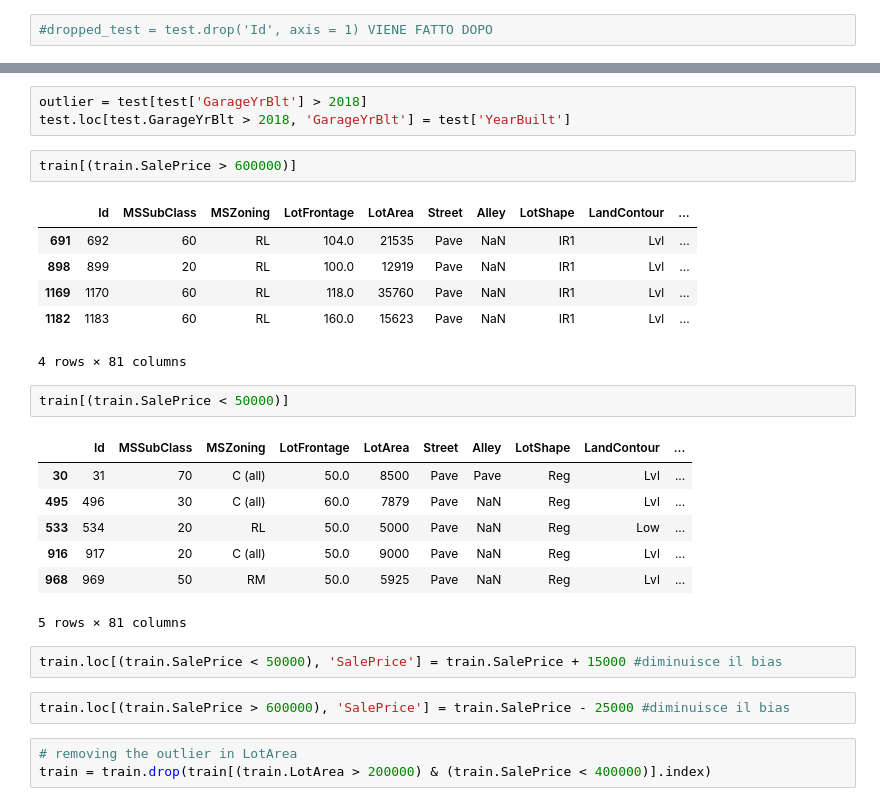
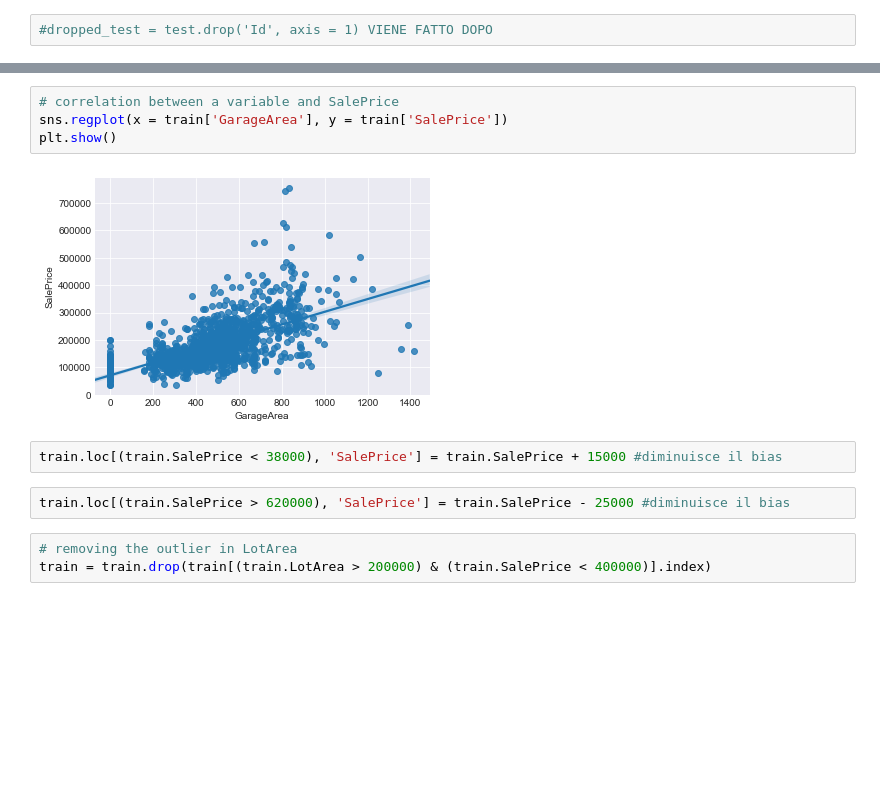
Before and after one commit to aliceschi93/House-Prices-Advanced-Regression-Techniques, a Jupyter notebook: Project-checkpoint (2) cleaning.ipynb, the cells around one changed output, grey strips where cells are left out. Drawn from its saved outputs; the diff is of its cells as text; blank space fills up the shorter version.

```diff
--- a/Project-checkpoint (2) cleaning.ipynb
+++ b/Project-checkpoint (2) cleaning.ipynb
@@ -138,29 +145,13 @@ plt.show()
-# %%
-outlier = test[test['GarageYrBlt'] > 2018]
-test.loc[test.GarageYrBlt > 2018, 'GarageYrBlt'] = test['YearBuilt']
-# %%
-train[(train.SalePrice > 600000)]
-# %% [output]
-|  | Id | MSSubClass | MSZoning | LotFrontage | LotArea | Street | Alley | LotShape | LandContour | ... |
-| 691 | 692 | 60 | RL | 104.0 | 21535 | Pave | NaN | IR1 | Lvl | ... |
-| 898 | 899 | 20 | RL | 100.0 | 12919 | Pave | NaN | IR1 | Lvl | ... |
-| 1169 | 1170 | 60 | RL | 118.0 | 35760 | Pave | NaN | IR1 | Lvl | ... |
-| 1182 | 1183 | 60 | RL | 160.0 | 15623 | Pave | NaN | IR1 | Lvl | ... |
-4 rows × 81 columns
-# %%
-train[(train.SalePrice < 50000)]
-# %% [output]
-|  | Id | MSSubClass | MSZoning | LotFrontage | LotArea | Street | Alley | LotShape | LandContour | ... |
-| 30 | 31 | 70 | C (all) | 50.0 | 8500 | Pave | Pave | Reg | Lvl | ... |
-| 495 | 496 | 30 | C (all) | 60.0 | 7879 | Pave | NaN | Reg | Lvl | ... |
-| 533 | 534 | 20 | RL | 50.0 | 5000 | Pave | NaN | Reg | Low | ... |
-| 916 | 917 | 20 | C (all) | 50.0 | 9000 | Pave | NaN | Reg | Lvl | ... |
-| 968 | 969 | 50 | RM | 50.0 | 5925 | Pave | NaN | Reg | Lvl | ... |
-5 rows × 81 columns
+# %%
+# correlation between a variable and SalePrice
+sns.regplot(x = train['GarageArea'], y = train['SalePrice'])
+plt.show()
+# %% [output]
+[figure, added]
 # %%
-train.loc[(train.SalePrice < 50000), 'SalePrice'] = train.SalePrice + 15000 #diminuisce il bias
+train.loc[(train.SalePrice < 38000), 'SalePrice'] = train.SalePrice + 15000 #diminuisce il bias
 # %%
-train.loc[(train.SalePrice > 600000), 'SalePrice'] = train.SalePrice - 25000 #diminuisce il bias
+train.loc[(train.SalePrice > 620000), 'SalePrice'] = train.SalePrice - 25000 #diminuisce il bias
 # %%
 # removing the outlier in LotArea
 train = train.drop(train[(train.LotArea > 200000) & (train.SalePrice < 400000)].index)
```
Also changed, not shown: parts of 9 cells of this notebook, 1 other file.
